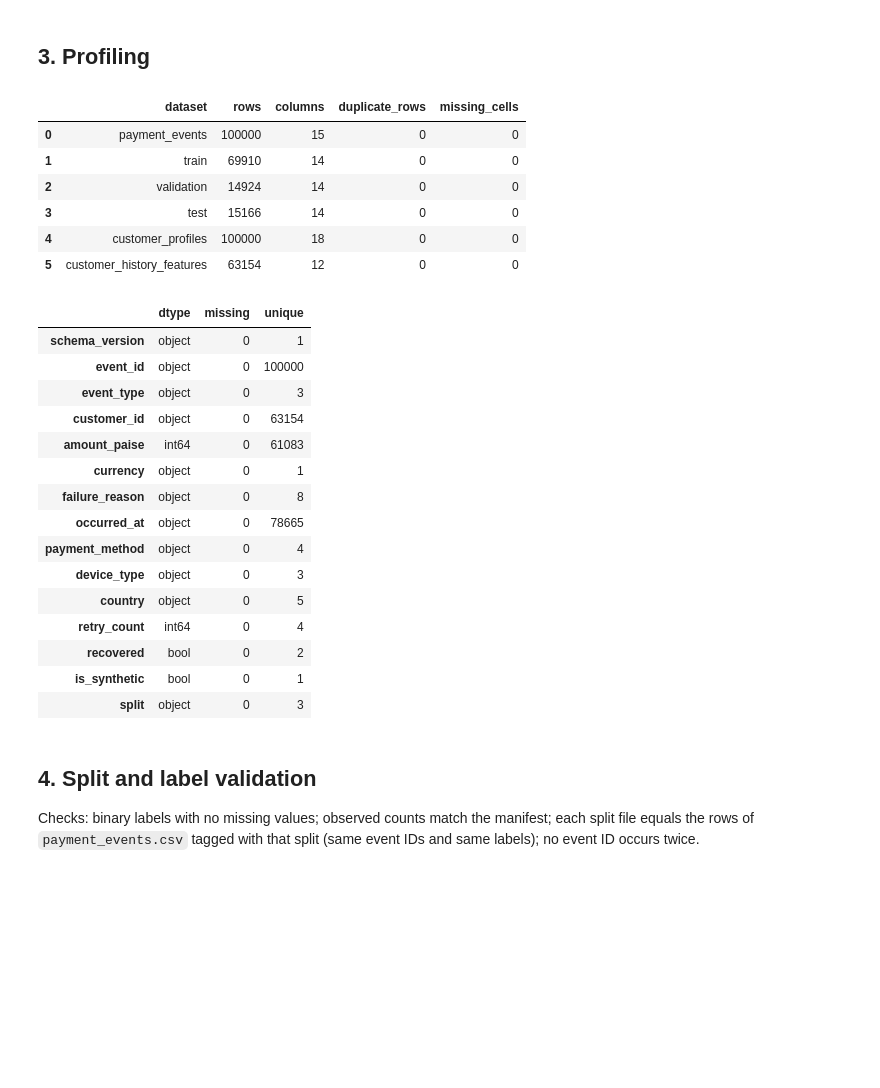
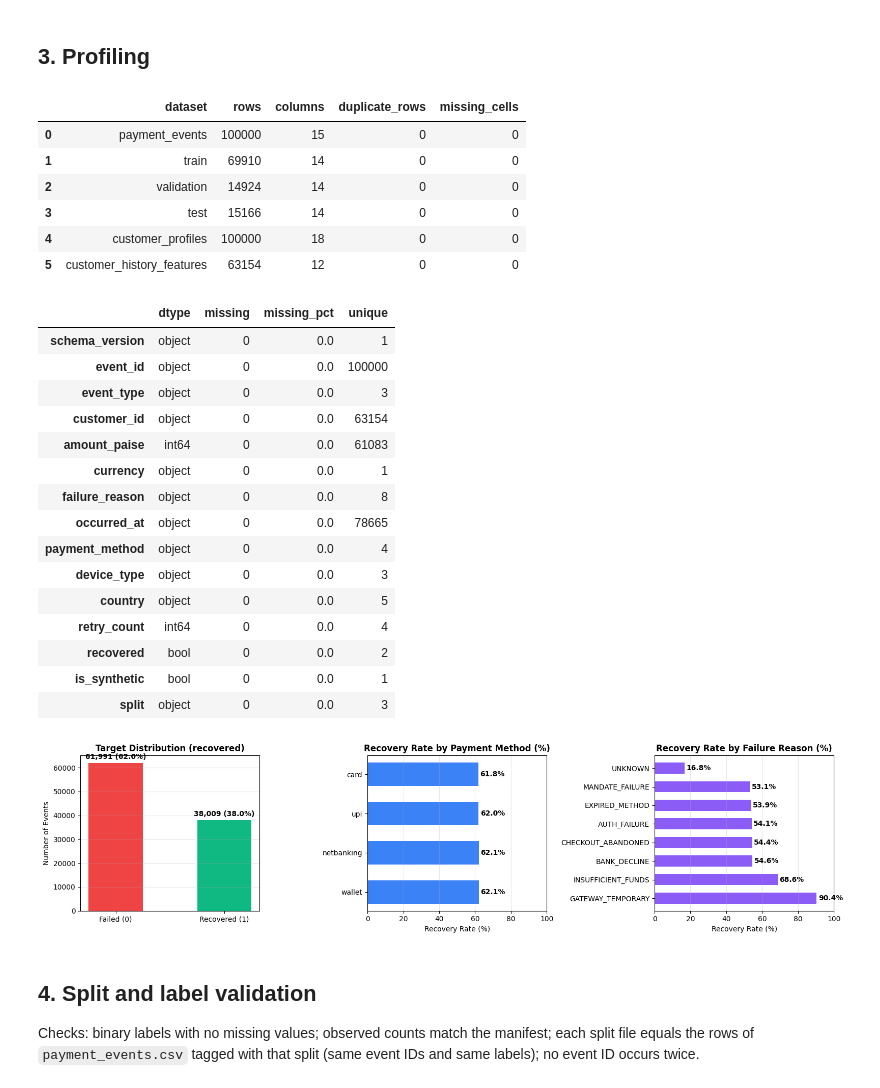
Before and after one commit to Mouryaveer/revenue-rescue-ai, a Jupyter notebook: Notebooks/RevenueRescue_AI_Data_Preprocessing.ipynb, the cells around one changed output. Saved outputs shown, nothing was run; the diff lists cells and outputs as text; code cells hidden in the pictures; blank space fills up the shorter version.

```diff
--- a/Notebooks/RevenueRescue_AI_Data_Preprocessing.ipynb
+++ b/Notebooks/RevenueRescue_AI_Data_Preprocessing.ipynb
@@ -112,44 +100,86 @@ customer_history_features.csv      63,154 rows x  12 cols
 # %%
 frames = {
     "payment_events": events_raw, "train": train_raw, "validation": validation_raw, "test": test_raw,
     "customer_profiles": profiles_raw, "customer_history_features": history_raw,
 }
 profile_summary = pd.DataFrame([
     {"dataset": n, "rows": len(d), "columns": d.shape[1], "duplicate_rows": int(d.duplicated().sum()),
      "missing_cells": int(d.isna().sum().sum())}
     for n, d in frames.items() if d is not None
 ])
 display(profile_summary)
-display(pd.DataFrame({
+profile_summary.to_csv(OUTPUT_DIR / "dataset_profile_summary.csv", index=False)
+
+# Column types and missingness
+col_profile = pd.DataFrame({
     "dtype": events_raw.dtypes.astype(str),
     "missing": events_raw.isna().sum(),
+    "missing_pct": (events_raw.isna().mean() * 100).round(2),
     "unique": events_raw.nunique(dropna=True),
-}))
-profile_summary.to_csv(OUTPUT_DIR / "dataset_profile_summary.csv", index=False)
+})
+display(col_profile)
+
+# Target variable and key category distributions
+fig, axes = plt.subplots(1, 3, figsize=(16, 4))
+
+# 1. Target distribution
+target_counts = events_raw[TARGET].value_counts()
+colors = ['#ef4444', '#10b981']
+bars = axes[0].bar(["Failed (0)", "Recovered (1)"], target_counts.values, color=colors, width=0.5)
+axes[0].set_title(f"Target Distribution ({TARGET})", fontweight="bold")
+axes[0].set_ylabel("Number of Events")
+axes[0].grid(axis="y", alpha=0.3)
+for bar in bars:
+    yval = bar.get_height()
+    axes[0].text(bar.get_x() + bar.get_width()/2.0, yval + 1000, f"{yval:,} ({yval/len(events_raw)*100:.1f}%)", ha='center', va='bottom', fontweight="semibold")
+
+# 2. Recovery rate by payment method
+pm_rec = events_raw.groupby("payment_method")[TARGET].mean().sort_values(ascending=False)
+axes[1].barh(pm_rec.index, pm_rec.values * 100, color="#3b82f6", height=0.6)
+axes[1].set_title("Recovery Rate by Payment Method (%)", fontweight="bold")
+axes[1].set_xlabel("Recovery Rate (%)")
+axes[1].set_xlim(0, 100)
+axes[1].grid(axis="x", alpha=0.3)
+for i, v in enumerate(pm_rec.values * 100):
+    axes[1].text(v + 1, i, f"{v:.1f}%", va='center', fontweight="semibold")
+
+# 3. Recovery rate by failure reason
+fr_rec = events_raw.groupby("failure_reason")[TARGET].mean().sort_values(ascending=False)
+axes[2].barh(fr_rec.index, fr_rec.values * 100, color="#8b5cf6", height=0.6)
+axes[2].set_title("Recovery Rate by Failure Reason (%)", fontweight="bold")
+axes[2].set_xlabel("Recovery Rate (%)")
+axes[2].set_xlim(0, 100)
+axes[2].grid(axis="x", alpha=0.3)
+for i, v in enumerate(fr_rec.values * 100):
+    axes[2].text(v + 1, i, f"{v:.1f}%", va='center', fontweight="semibold")
+
+plt.tight_layout()
+plt.show()
 # %% [output]
 |  | dataset | rows | columns | duplicate_rows | missing_cells |
 | 0 | payment_events | 100000 | 15 | 0 | 0 |
 | 1 | train | 69910 | 14 | 0 | 0 |
 | 2 | validation | 14924 | 14 | 0 | 0 |
 | 3 | test | 15166 | 14 | 0 | 0 |
 | 4 | customer_profiles | 100000 | 18 | 0 | 0 |
 | 5 | customer_history_features | 63154 | 12 | 0 | 0 |
-|  | dtype | missing | unique |
-| schema_version | object | 0 | 1 |
-| event_id | object | 0 | 100000 |
-| event_type | object | 0 | 3 |
-| customer_id | object | 0 | 63154 |
-| amount_paise | int64 | 0 | 61083 |
-| currency | object | 0 | 1 |
-| failure_reason | object | 0 | 8 |
-| occurred_at | object | 0 | 78665 |
-| payment_method | object | 0 | 4 |
-| device_type | object | 0 | 3 |
-| country | object | 0 | 5 |
-| retry_count | int64 | 0 | 4 |
-| recovered | bool | 0 | 2 |
-| is_synthetic | bool | 0 | 1 |
-| split | object | 0 | 3 |
+|  | dtype | missing | missing_pct | unique |
+| schema_version | object | 0 | 0.0 | 1 |
+| event_id | object | 0 | 0.0 | 100000 |
+| event_type | object | 0 | 0.0 | 3 |
+| customer_id | object | 0 | 0.0 | 63154 |
+| amount_paise | int64 | 0 | 0.0 | 61083 |
+| currency | object | 0 | 0.0 | 1 |
+| failure_reason | object | 0 | 0.0 | 8 |
+| occurred_at | object | 0 | 0.0 | 78665 |
+| payment_method | object | 0 | 0.0 | 4 |
+| device_type | object | 0 | 0.0 | 3 |
+| country | object | 0 | 0.0 | 5 |
+| retry_count | int64 | 0 | 0.0 | 4 |
+| recovered | bool | 0 | 0.0 | 2 |
+| is_synthetic | bool | 0 | 0.0 | 1 |
+| split | object | 0 | 0.0 | 3 |
+[figure, added]
 # %% [markdown]
 ## 4. Split and label validation
 
```
Also changed, not shown: parts of 3 cells of this notebook, 18 other files.
